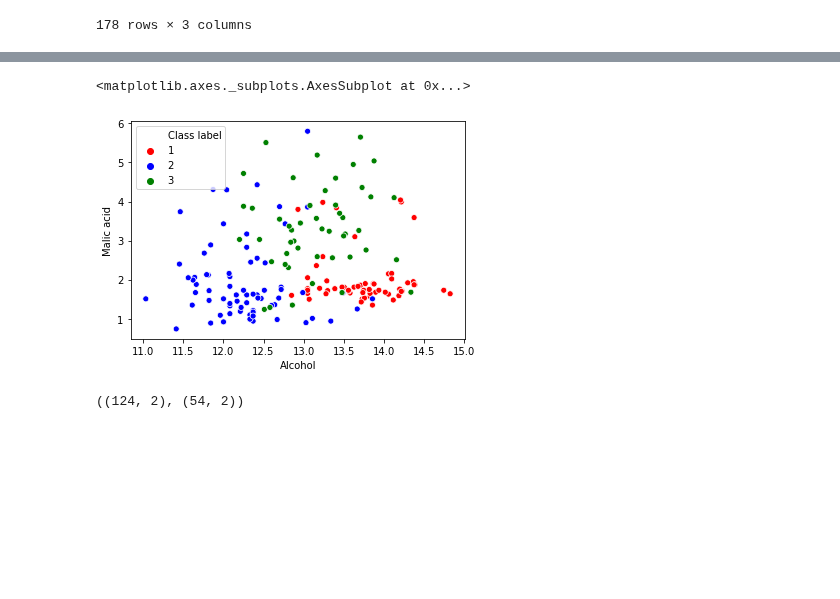
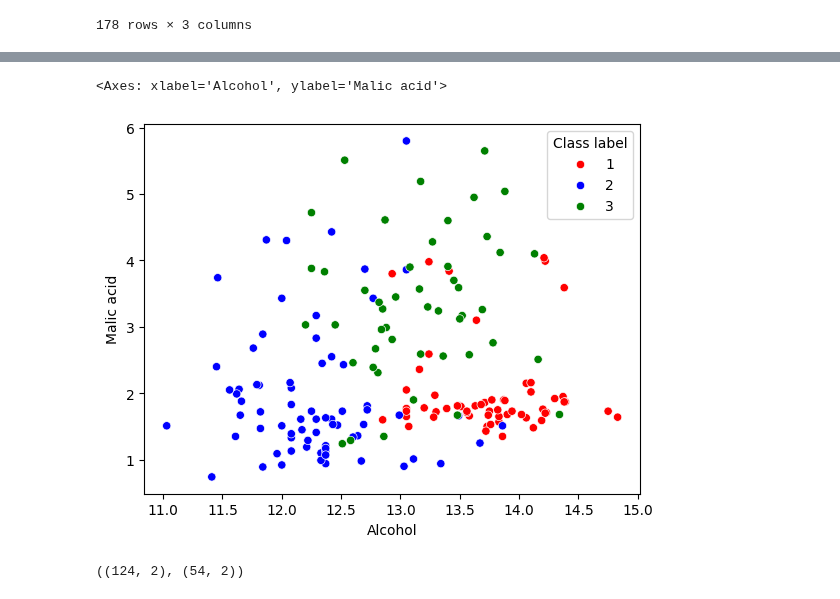
Before and after one commit to narayankartikeya/100-Days-of-ML-by-CampusX, a Jupyter notebook: Day 25/day25.ipynb, the cells around one changed output, grey strips where cells are left out. Drawn from its saved outputs; the diff is of its cells as text; code cells hidden in the pictures; blank space fills up the shorter version.

```diff
--- a/Day 25/day25.ipynb
+++ b/Day 25/day25.ipynb
@@ -35,9 +38,9 @@ sns.kdeplot(df['Malic acid'])
 # %%
 color_dict={1:'red',3:'green',2:'blue'}
-sns.scatterplot(df['Alcohol'],df['Malic acid'],hue=df['Class label'],palette=color_dict)
+sns.scatterplot(x=df['Alcohol'],y=df['Malic acid'],hue=df['Class label'],palette=color_dict)
 # %% [output]
-<matplotlib.axes._subplots.AxesSubplot at 0x...>
+<Axes: xlabel='Alcohol', ylabel='Malic acid'>
-[figure, old version]
+[figure, new version]
 # %%
 from sklearn.model_selection import train_test_split
 X_train, X_test, y_train, y_test = train_test_split(df.drop('Class label', axis=1),
```
Also changed, not shown: parts of 12 cells of this notebook.
